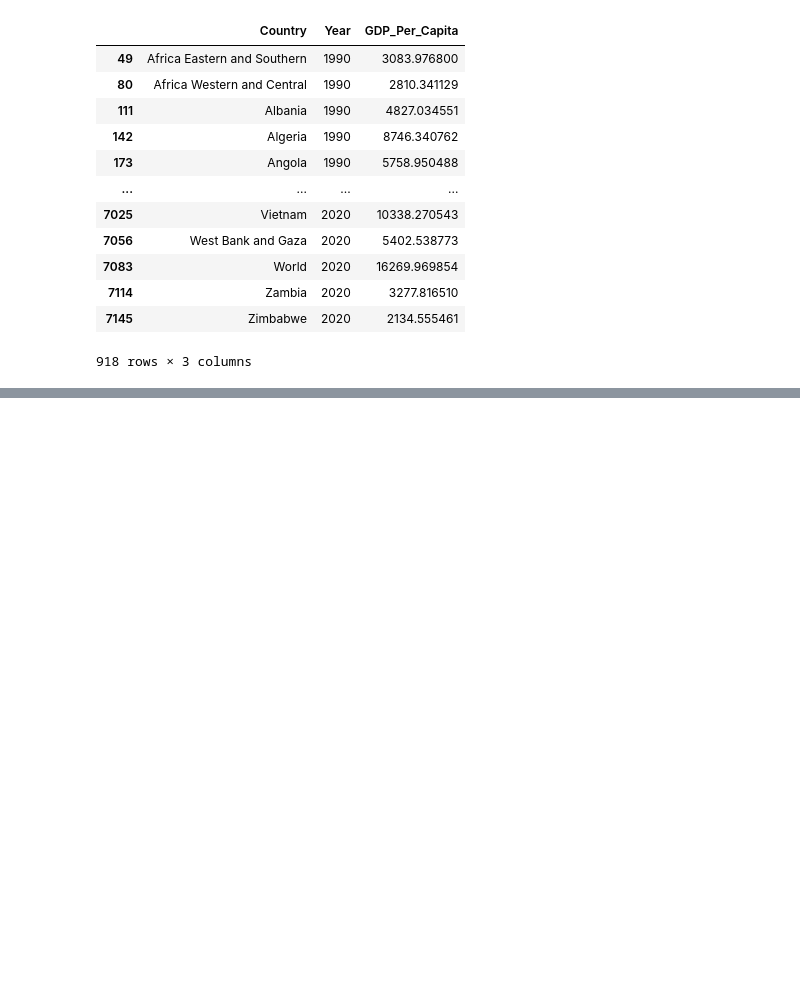
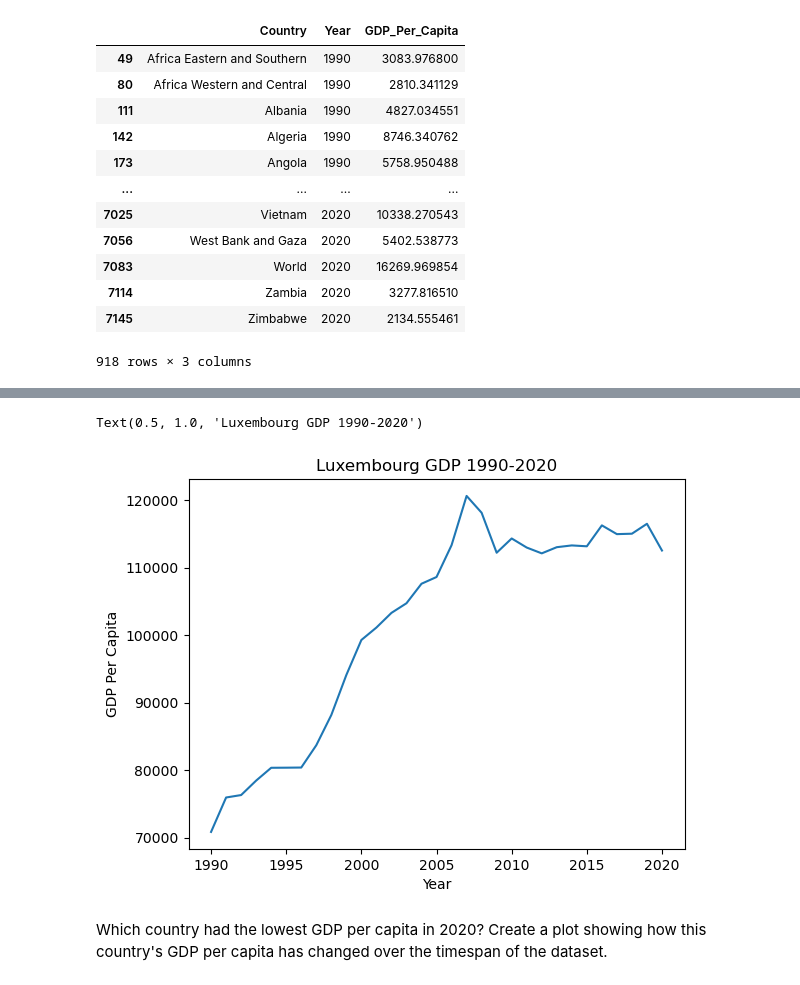
Before and after one commit to joshcb88/un_data-joshcb88-python, a Jupyter notebook: notebook/un_data.ipynb, the cells around one changed output, grey strips where cells are left out. Drawn from its saved outputs; the diff is of its cells as text; code cells hidden in the pictures; blank space fills up the shorter version.

```diff
--- a/notebook/un_data.ipynb
+++ b/notebook/un_data.ipynb
@@ -309,0 +355,3 @@ sns.regplot(x=gdp_decades["Year"], y=gdp_decades["GDP_Per_Capita"], line_kws={"c
+# %%
+gd_highest=gdp_df.loc[gdp_df['Country']=='Luxembourg']
+gd_highest
@@ -309,0 +376,10 @@ sns.regplot(x=gdp_decades["Year"], y=gdp_decades["GDP_Per_Capita"], line_kws={"c
+# %%
+plt.plot('Year','GDP_Per_Capita',data=gd_highest)
+plt.xlabel('Year')
+plt.ylabel('GDP Per Capita')
+plt.title('Luxembourg GDP 1990-2020')
+# %% [output]
+Text(0.5, 1.0, 'Luxembourg GDP 1990-2020')
+[figure, added]
+# %% [markdown]
+Which country had the lowest GDP per capita in 2020? Create a plot showing how this country's GDP per capita has changed over the timespan of the dataset.
```
Also changed, not shown: parts of 42 cells of this notebook.
